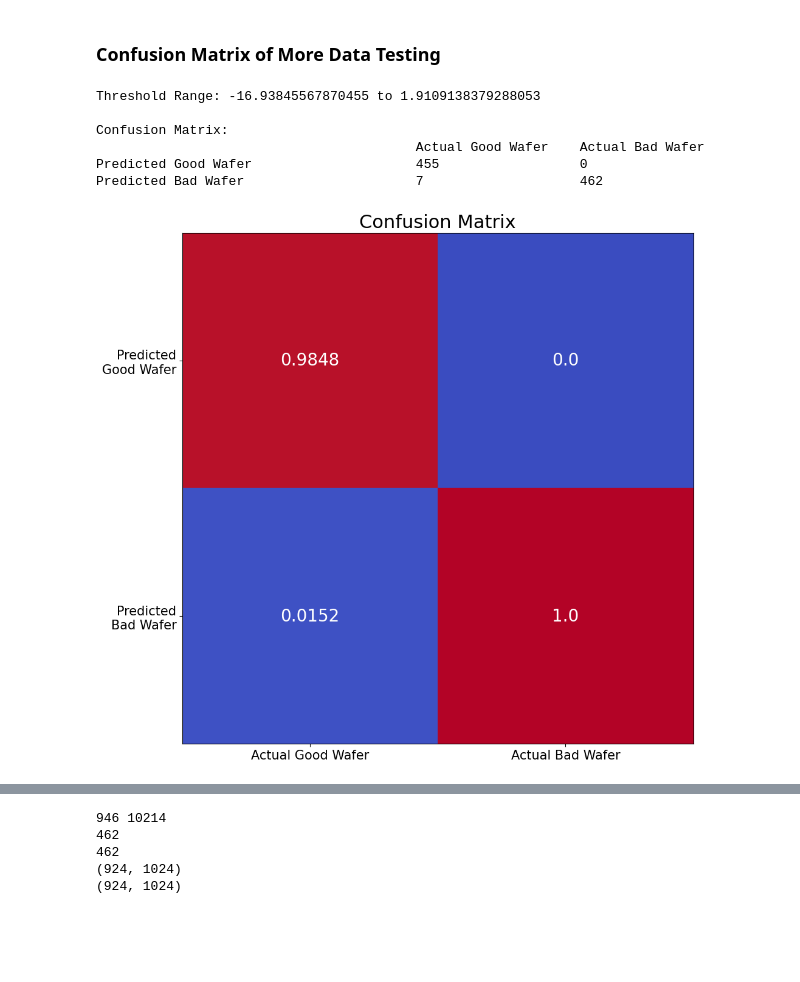
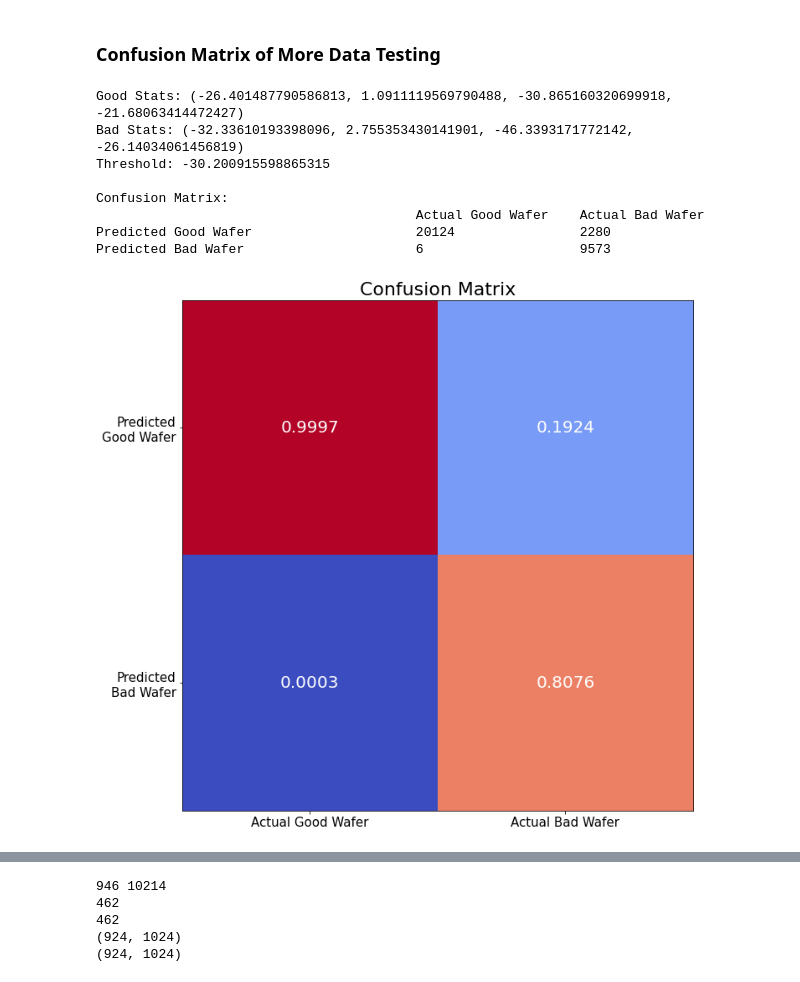
Before and after one commit to Arycast/vae_casp-er, a Jupyter notebook: python/half_valid_VAE.ipynb, the cells around one changed output, grey strips where cells are left out. Cells and saved outputs as stored; diff of their text form; code cells hidden in the pictures; blank space fills up the shorter version.

Commit message:
Increase data range used in training and testing

```diff
--- a/python/half_valid_VAE.ipynb
+++ b/python/half_valid_VAE.ipynb
@@ -1103,12 +1106,12 @@ print(np.min(latent_good_wafer),np.max(latent_good_wafer))
 # %% [markdown]
 ### Extract Data Testing
 # %%
-max_shape = (50,50)
+max_shape = (200,200)
 target_shape = (32,32)
 strClass_trainTestLaebl_df = df[df['trainTestLabel'].apply(lambda x: isinstance(x, str))]
 limited_df = sizeLimit_df(strClass_trainTestLaebl_df,max_shape,True)
-# testing_df = limited_df[(limited_df['trainTestLabel'] == 'Training') | (limited_df['trainTestLabel'] == 'Test')]
-testing_df = limited_df[(limited_df['trainTestLabel'] == 'Training') ]
+testing_df = limited_df[(limited_df['trainTestLabel'] == 'Training') | (limited_df['trainTestLabel'] == 'Test')]
+# testing_df = limited_df[(limited_df['trainTestLabel'] == 'Training') ]
 
 actual_bad_wafer_df = testing_df[(testing_df['failureType'] != 'none')]
 actual_good_wafer_df = testing_df[(testing_df['failureType'] == 'none')]
@@ -1118,7 +1121,7 @@ def filter_condition(np_arr, wafer_type):
     count_0 = np.sum(np_arr == 0)  # Count occurrences of 1
     count_1 = np.sum(np_arr == 1)  # Count occurrences of 1
     count_2 = np.sum(np_arr == 2)  # Count occurrences of 2
-    if wafer_type == 'bad': return (count_2 > 0.9 * count_1) & (count_0 < count_1)  # Check if count of 2 is less than 20% of count of 1
+    if wafer_type == 'bad': return (count_2 > 0.2 * count_1) & (count_0 < count_1)  # Check if count of 2 is less than 20% of count of 1
     else: return (count_2 < 0.05 * count_1) & (count_0 < count_1)  # Check if count of 2 is less than 20% of count of 1
 
 actual_bad_wafer_df = actual_bad_wafer_df[actual_bad_wafer_df['waferMap'].apply(lambda x: filter_condition(x, 'bad'))]
@@ -1129,8 +1132,11 @@ print(actual_bad_wafer_df.shape, actual_good_wafer_df.shape)
 actual_bad_wafer_data = np.stack(actual_bad_wafer_df['waferMap'].apply(lambda x: upscale_images(x, target_shape).flatten()).to_numpy())
 actual_good_wafer_data = np.stack(actual_good_wafer_df['waferMap'].apply(lambda x: upscale_images(x, target_shape).flatten()).to_numpy())
 
-actual_bad_wafer_data = actual_bad_wafer_data[:bad_training_step]
-actual_good_wafer_data = actual_good_wafer_data[:good_training_step]
+# actual_bad_wafer_data = actual_bad_wafer_data[:bad_training_step]
+# actual_good_wafer_data = actual_good_wafer_data[:good_training_step]
+
+actual_bad_wafer_data = actual_bad_wafer_data[:]
+actual_good_wafer_data = actual_good_wafer_data[:]
 
 # Prevent data more than 2
 actual_bad_wafer_data[actual_bad_wafer_data>2] = 2
@@ -1176,18 +1182,39 @@ plot_latent(latent_predicted_good_wafer_data, latent_predicted_bad_wafer_data, '
 # %% [markdown]
 ### Confusion Matrix of More Data Testing
 # %%
-print(f"Threshold Range: {threshold_lower} to {threshold_upper}")
+# print(f"Threshold Range: {threshold_lower} to {threshold_upper}")
 
-# Classify each latent value
-def classify(np_arr, low_threshold, up_threshold):
-    good_elems = np.sum((np_arr >= low_threshold) & (np_arr <= up_threshold))
+# # Classify each latent value
+# def classify(np_arr, low_threshold, up_threshold):
+#     good_elems = np.sum((np_arr >= low_threshold) & (np_arr <= up_threshold))
+#     return good_elems, len(np_arr)-good_elems
+
+# good_wafer_good_detection, good_wafer_bad_detection = classify(latent_predicted_good_wafer_data, threshold_lower, threshold_upper)
+# bad_wafer_good_detection, bad_wafer_bad_detection = classify(latent_predicted_bad_wafer_data, threshold_lower, threshold_upper)
+
+
+good_mean = np.mean(latent_predicted_good_wafer_data)
+good_std = np.std(latent_predicted_good_wafer_data)
+print(f'Good Stats: {good_mean,good_std, np.min(latent_predicted_good_wafer_data), np.max(latent_predicted_good_wafer_data)}')
+
+bad_mean = np.mean(latent_predicted_bad_wafer_data)
+bad_std = np.std(latent_predicted_bad_wafer_data)
+print(f'Bad Stats: {bad_mean,bad_std, np.min(latent_predicted_bad_wafer_data), np.max(latent_predicted_bad_wafer_data)}')
+
+if good_mean > bad_mean: threshold = (good_mean + bad_mean) / 2 + (good_std - bad_std) * 0.5
+else: threshold = (good_mean + bad_mean) / 2 + (good_std - bad_std) * 0.5
+print(f"Threshold: {threshold}")
+
+def classify(np_arr, threshold):
+    if good_mean > bad_mean: good_elems = np.sum((np_arr >= threshold))
+    else: good_elems = np.sum((np_arr <= threshold))
     return good_elems, len(np_arr)-good_elems
 
-good_wafer_good_detection, good_wafer_bad_detection = classify(latent_predicted_good_wafer_data, threshold_lower, threshold_upper)
-bad_wafer_good_detection, bad_wafer_bad_detection = classify(latent_predicted_bad_wafer_data, threshold_lower, threshold_upper)
+bad_wafer_good_detection, bad_wafer_bad_detection = classify(latent_predicted_bad_wafer_data,threshold)
+good_wafer_good_detection, good_wafer_bad_detection = classify(latent_predicted_good_wafer_data, threshold)
 
-total_bad_testing_data = len(latent_predicted_bad_wafer_data)
-total_good_testing_data = len(latent_predicted_good_wafer_data)
+total_bad_testing_data = len(actual_bad_wafer_data)
+total_good_testing_data = len(actual_good_wafer_data)
 
 table = np.array([
     ["",    "Actual Good Wafer", "Actual Bad Wafer"],
@@ -1205,37 +1232,39 @@ confusion_matrix = np.array([
     [np.round(good_wafer_good_detection/total_good_testing_data,4), np.round(bad_wafer_good_detection/total_bad_testing_data,4)],  # Predicted Good: Actual Good, Actual Bad
     [np.round(good_wafer_bad_detection/total_good_testing_data,4), np.round(bad_wafer_bad_detection/total_bad_testing_data,4)]   # Predicted Bad: Actual Good, Actual Bad
 ])
 
 # Plotting the confusion matrix
 fig, ax = plt.subplots(figsize=(10, 10))
 im = ax.imshow(confusion_matrix, cmap="coolwarm")
 
 # Adding labels
 ax.set_xticks(np.arange(2))
 ax.set_yticks(np.arange(2))
 ax.set_xticklabels(["Actual Good Wafer", "Actual Bad Wafer"], fontsize=15)
 ax.set_yticklabels(["Predicted\nGood Wafer", "Predicted\nBad Wafer"], fontsize=15)
 
 # Rotating tick labels for better readability
 # plt.setp(ax.get_xticklabels(), rotation=45, ha="right", rotation_mode="anchor")
 
 # Adding text annotations with text wrapping
 for i in range(2):
     for j in range(2):
         ax.text(j, i, str(confusion_matrix[i, j]), ha="center", va="center", color="white", fontsize=20)
 
 # Title and display
 ax.set_title("Confusion Matrix", fontsize=22)
 plt.tight_layout()
 plt.show()
 # %% [output]
-Threshold Range: -16.93845567870455 to 1.9109138379288053
+Good Stats: (-26.401487790586813, 1.0911119569790488, -30.865160320699918, -21.68063414472427)
+Bad Stats: (-32.33610193398096, 2.755353430141901, -46.3393171772142, -26.14034061456819)
+Threshold: -30.200915598865315
 
 Confusion Matrix:
                                          Actual Good Wafer    Actual Bad Wafer
-Predicted Good Wafer                     455                  0
-Predicted Bad Wafer                      7                    462
+Predicted Good Wafer                     20124                2280
+Predicted Bad Wafer                      6                    9573
-[figure, old version]
+[figure, new version]
 # %%
 result_tb = []
 with open("data_tb\\result.txt", 'r') as file:
```
Also changed, not shown: parts of 21 cells of this notebook.
